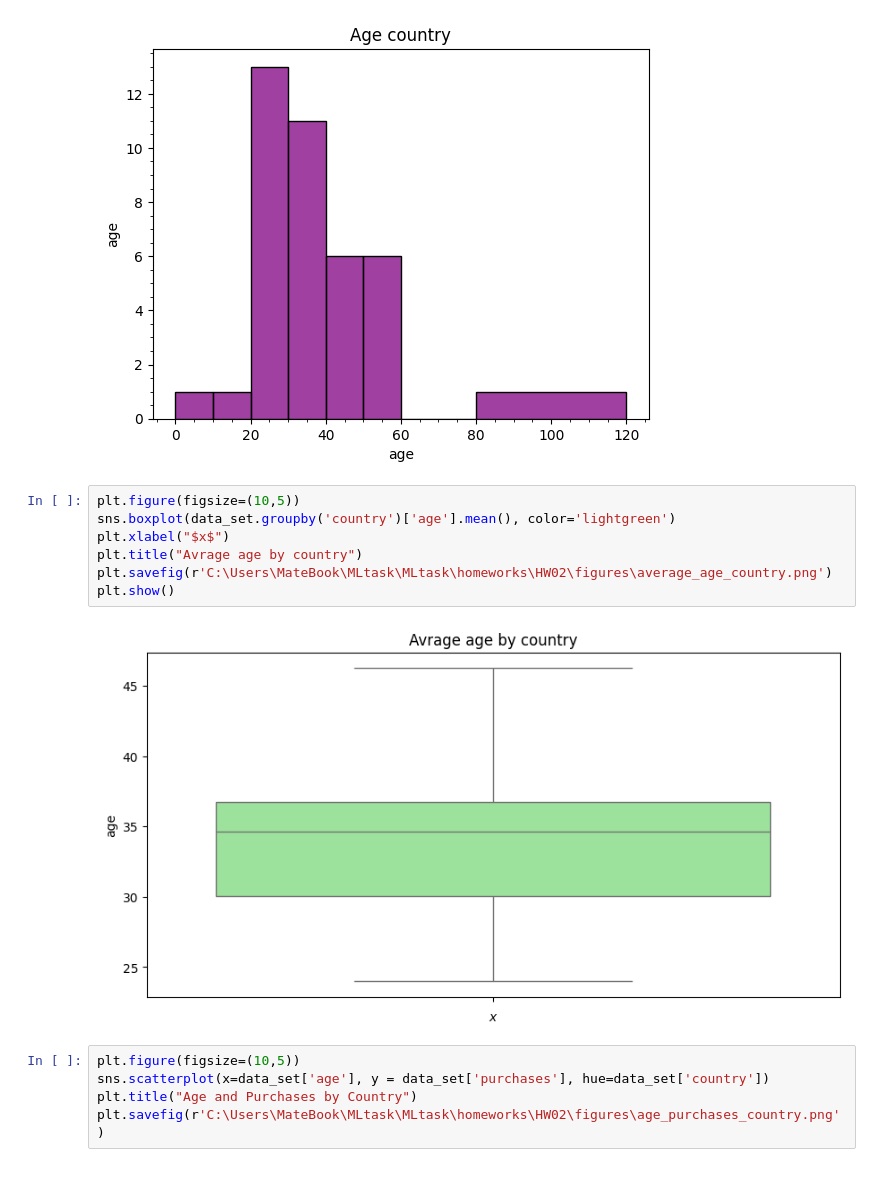
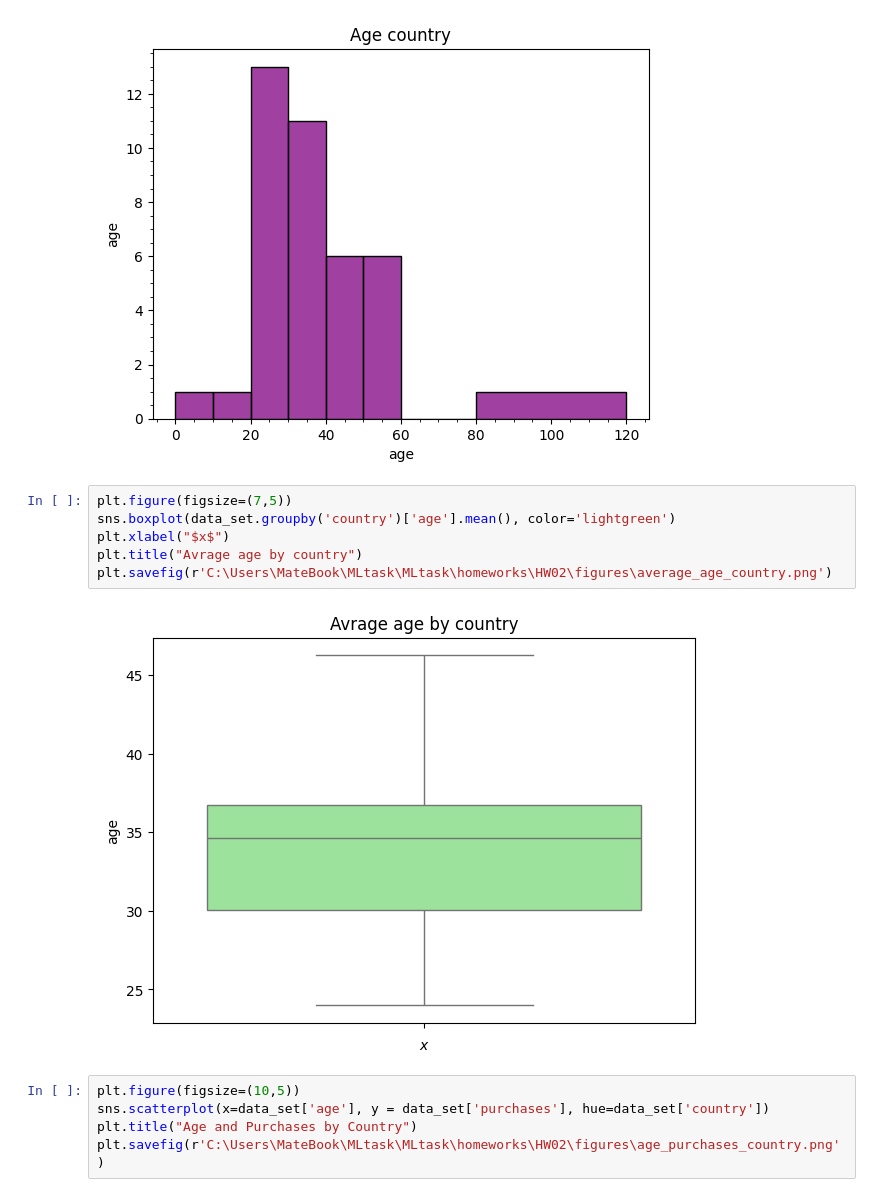
Before and after one commit to 12hennesy17/MLtask, a Jupyter notebook: homeworks/HW02/HW02.ipynb, the cells around one changed output. Saved outputs shown, nothing was run; the diff lists cells and outputs as text.

```diff
--- a/homeworks/HW02/HW02.ipynb
+++ b/homeworks/HW02/HW02.ipynb
@@ -651,14 +651,13 @@ plt.minorticks_on()
 # %% [output]
 [figure]
 # %%
-plt.figure(figsize=(10,5))
+plt.figure(figsize=(7,5))
 sns.boxplot(data_set.groupby('country')['age'].mean(), color='lightgreen')
 plt.xlabel("$x$")
 plt.title("Avrage age by country")
 plt.savefig(r'C:\Users\MateBook\MLtask\MLtask\homeworks\HW02\figures\average_age_country.png')
-plt.show()
 # %% [output]
-[figure, old version]
+[figure, new version]
 # %%
 plt.figure(figsize=(10,5))
 sns.scatterplot(x=data_set['age'], y = data_set['purchases'], hue=data_set['country'])
```
Also changed, not shown: parts of 2 cells of this notebook.
